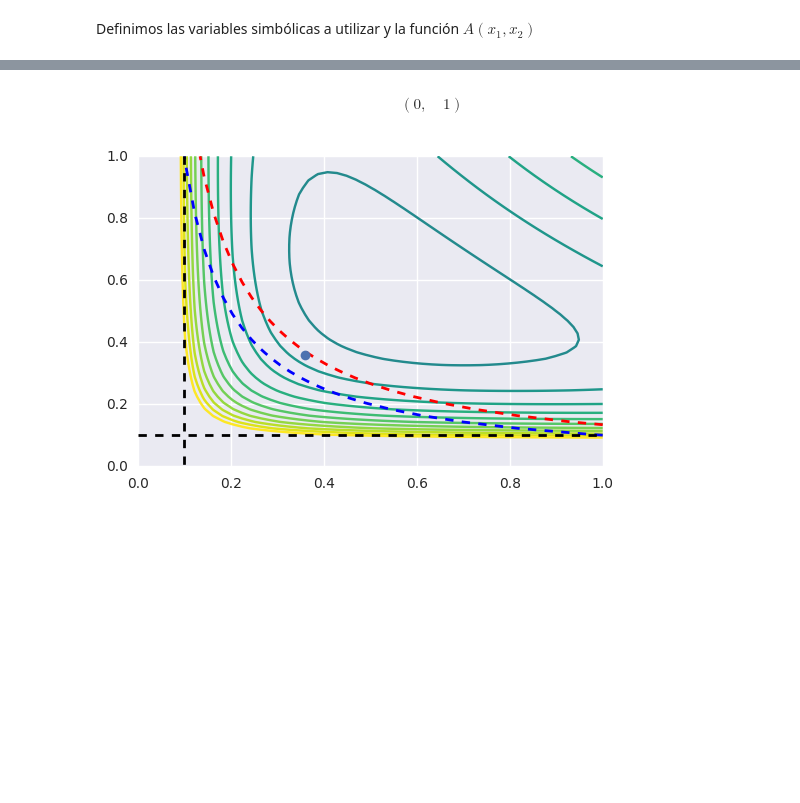
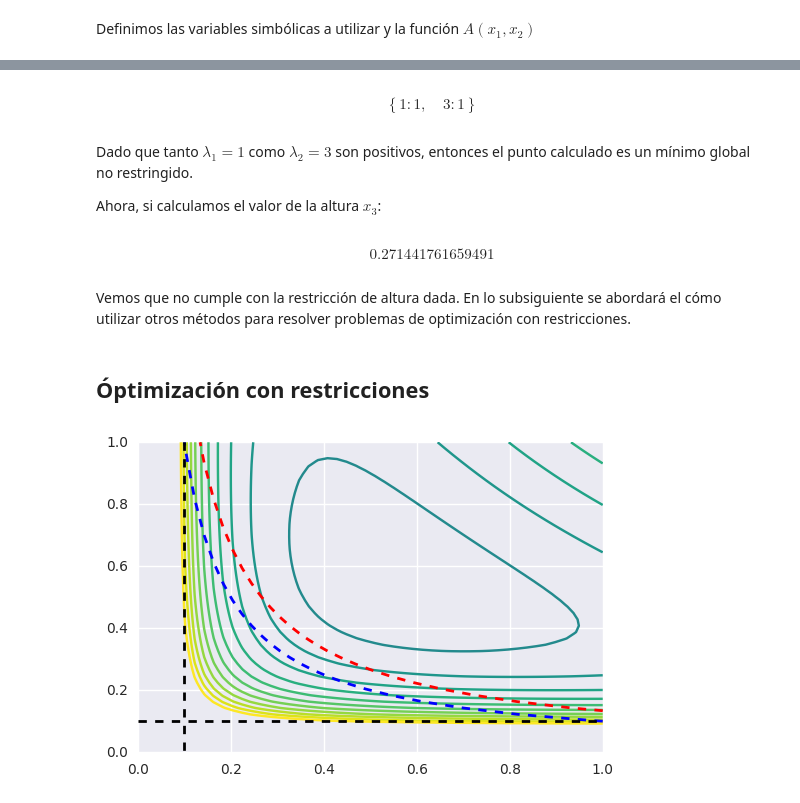
Before and after one commit to numython/numython.github.io, a Jupyter notebook: posts/resolviendo-problemas-de-optimizacion-con-python.ipynb, the cells around one changed output, grey strips where cells are left out. Drawn from its saved outputs; the diff is of its cells as text; code cells hidden in the pictures; blank space fills up the shorter version.

```diff
--- a/posts/resolviendo-problemas-de-optimizacion-con-python.ipynb
+++ b/posts/resolviendo-problemas-de-optimizacion-con-python.ipynb
@@ -67,33 +104,50 @@ $$\left [ \left ( \sqrt[3]{2} \sqrt[3]{V}, \quad \sqrt[3]{2} \sqrt[3]{V}\right )
+# %%
+egvals = H.eigenvals()
+egvals
+# %% [output]
+$$\left \{ 1 : 1, \quad 3 : 1\right \}$$
+# %% [markdown]
+Dado que tanto $\lambda_1 = 1$ como $\lambda_2 = 3$ son positivos, entonces el punto calculado es un mínimo global no restringido.
+
+Ahora, si calculamos el valor de la altura $x_3$:
+# %%
+_x3 = 0.08/(_x1*_x2)
+_x3
+# %% [output]
+$$0.271441761659491$$
+# %% [markdown]
+Vemos que no cumple con la restricción de altura dada. En lo subsiguiente se abordará el cómo utilizar otros métodos para resolver problemas de optimización con restricciones.
+# %% [markdown]
+## Óptimización con restricciones
 # %%
 import seaborn
 import matplotlib.pyplot as plt
 import numpy as np
 %matplotlib inline
 
 V = 0.08
 xmin,xmax,ymin,ymax = 0,1,0,1
 xx1 = np.linspace(xmin,xmax)
 xx2 = np.linspace(ymin,ymax)
 x1, x2 = np.meshgrid(xx1, xx2)
 f = 2*(V/x2) + 2*(V/x1) + x1*x2
 g1 = (V/(x1*x2)) - 0.6
 g2 = (V/(x1*x2)) - 0.8
 g3 = x1 - 0.1
 g4 = x2 - 0.1
 
 fig = plt.figure()
 ax = fig.add_subplot(111)
 
 lvl = np.linspace(0.001, 2, 20)
 cl = ax.contour(x1, x2, f, levels=lvl, cmap="viridis")
 #ax.clabel(cl)
 ax.contour(x1, x2, g1, levels=[0], linestyles='--', linewidths=2, colors='r')
 ax.contour(x1, x2, g2, levels=[0], linestyles='--', linewidths=2, colors='b')
 ax.contour(x1, x2, g3, levels=[0], linestyles='--', linewidths=2, colors='k')
 ax.contour(x1, x2, g4, levels=[0], linestyles='--', linewidths=2, colors='k')
-ax.plot([0.36],[0.36],'o')
 ax.set_xlim(xmin,xmax)
 ax.set_ylim(ymin,ymax)
+plt.legend()
 # %% [output]
-$$\left ( 0, \quad 1\right )$$
-[figure, old version]
+[figure, new version]
```
Also changed, not shown: parts of 7 cells of this notebook, 32 other files.
